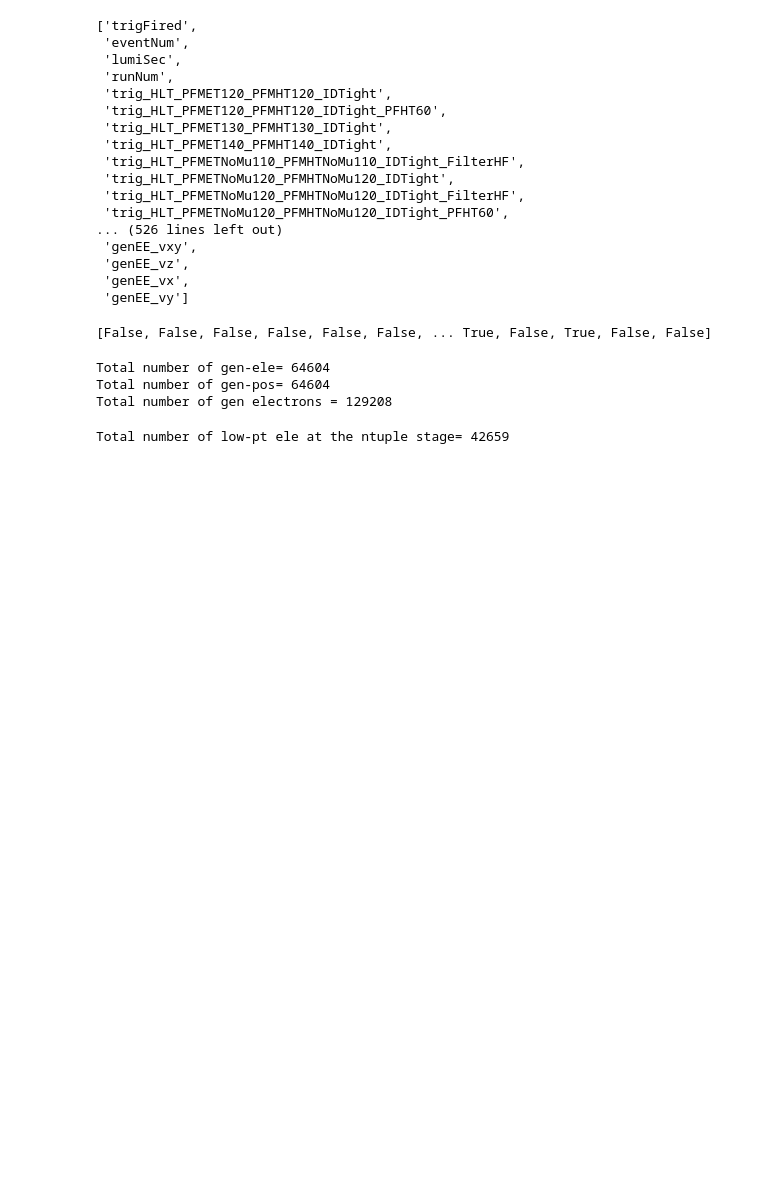
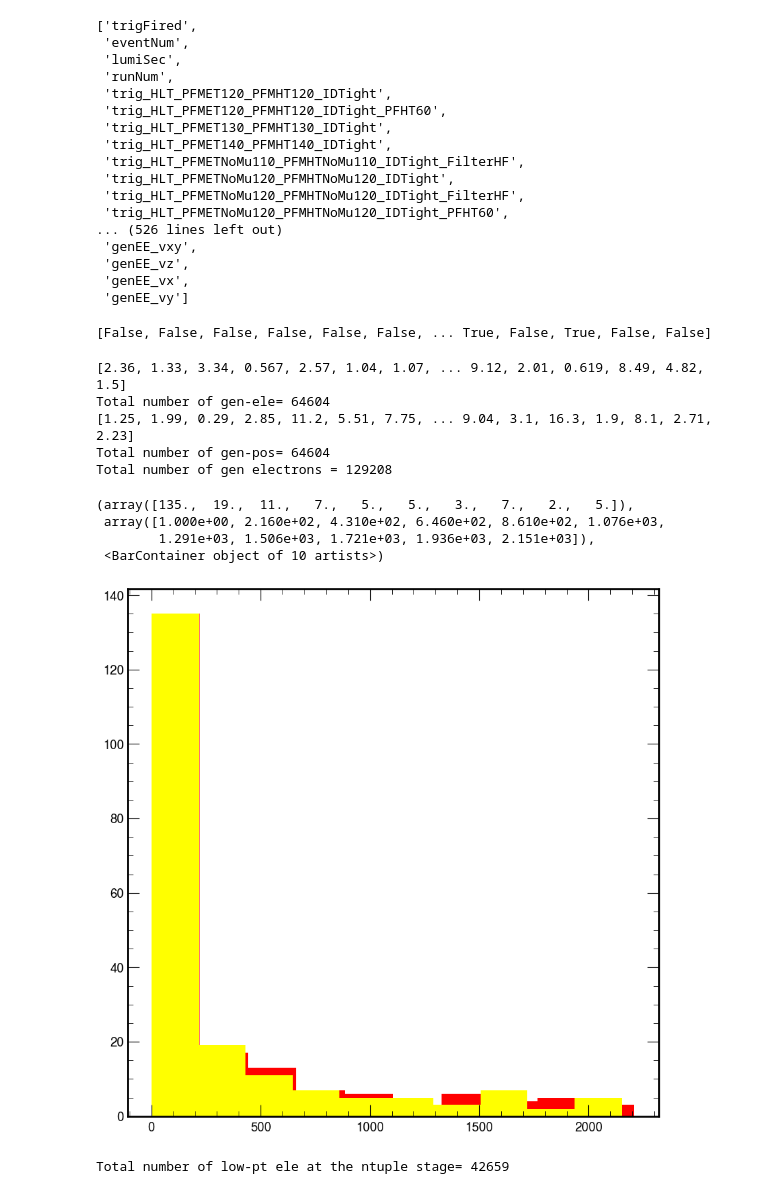
Before and after one commit to cms-idm/IDM, a Jupyter notebook: python_analysis/exampleNotebooks/Ntuple_CHECK.ipynb, the cells around one changed output. Cells and saved outputs as stored; diff of their text form; code cells hidden in the pictures; blank space fills up the shorter version.

```diff
--- a/python_analysis/exampleNotebooks/Ntuple_CHECK.ipynb
+++ b/python_analysis/exampleNotebooks/Ntuple_CHECK.ipynb
@@ -56,10 +56,13 @@ print (Electron_genEle)
 [False, False, False, False, False, False, ... True, False, True, False, False]
 # %%
 Electron_genEle=ntuple["GenEle_pt"].array()
+print (Electron_genEle)
 ele = len(Electron_genEle)
 print ("Total number of gen-ele=",len(Electron_genEle))
 
 Positron_genEle=ntuple["GenPos_pt"].array()
+print (Positron_genEle)
+
 pos = len(Positron_genEle)
 print ("Total number of gen-pos=",len(Positron_genEle))
 
@@ -67,9 +70,32 @@ total = ele+pos
 
 print ("Total number of gen electrons =", total)
 # %% [output]
+[2.36, 1.33, 3.34, 0.567, 2.57, 1.04, 1.07, ... 9.12, 2.01, 0.619, 8.49, 4.82, 1.5]
 Total number of gen-ele= 64604
+[1.25, 1.99, 0.29, 2.85, 11.2, 5.51, 7.75, ... 9.04, 3.1, 16.3, 1.9, 8.1, 2.71, 2.23]
 Total number of gen-pos= 64604
 Total number of gen electrons = 129208
+# %%
+fig, ax = plt.subplots()
+
+bins = np.linspace(0,20,200)
+
+# ax.set_xlabel("dR(low pT ele, regular ele)")
+# ax.set_yscale("log")
+
+counts_ele, bins  = np.histogram(Electron_genEle, bins)
+counts_pos, bins  = np.histogram(Positron_genEle, bins)
+
+
+ax.hist(counts_ele, color='red')
+
+ax.hist(counts_pos, color='yellow')
+# %% [output]
+(array([135.,  19.,  11.,   7.,   5.,   5.,   3.,   7.,   2.,   5.]),
+ array([1.000e+00, 2.160e+02, 4.310e+02, 6.460e+02, 8.610e+02, 1.076e+03,
+        1.291e+03, 1.506e+03, 1.721e+03, 1.936e+03, 2.151e+03]),
+ <BarContainer object of 10 artists>)
+[figure, added]
 # %%
 LptElectron_pt=ntuple["LptElectron_pt"].array()
 
```
Also changed, not shown: 5 other files.
